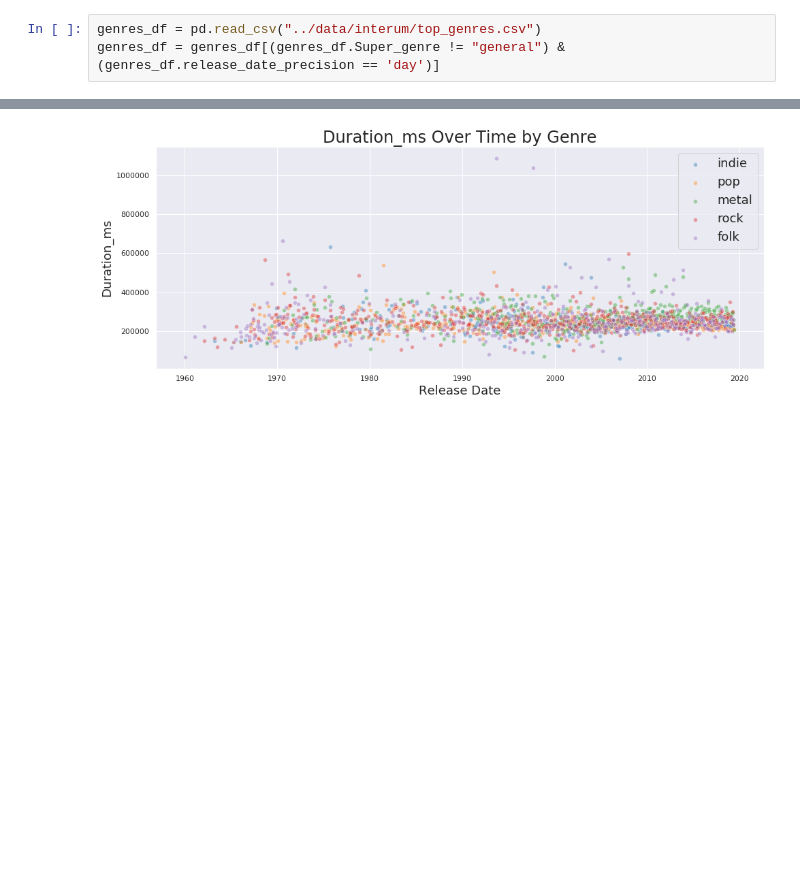
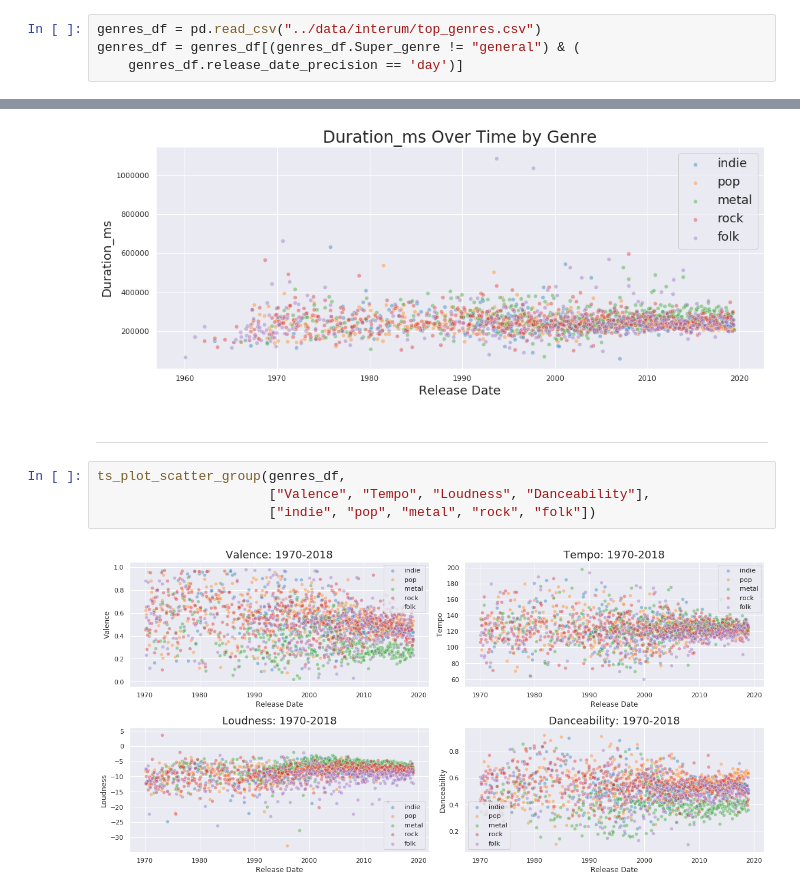
Before and after one commit to QED0711/spotify-predictive-analysis, a Jupyter notebook: exploration/qd_073019_timeseries_with_genres.ipynb, the cells around one changed output, grey strips where cells are left out. Saved outputs shown, nothing was run; the diff lists cells and outputs as text; blank space fills up the shorter version.

```diff
--- a/exploration/qd_073019_timeseries_with_genres.ipynb
+++ b/exploration/qd_073019_timeseries_with_genres.ipynb
@@ -33,7 +30,8 @@ The autoreload extension is already loaded. To reload it, use:
 ## Import and transform data to work with time series
 # %%
 genres_df = pd.read_csv("../data/interum/top_genres.csv")
-genres_df = genres_df[(genres_df.Super_genre != "general") & (genres_df.release_date_precision == 'day')]
+genres_df = genres_df[(genres_df.Super_genre != "general") & (
+    genres_df.release_date_precision == 'day')]
 # %%
 genres_df.release_date = genres_df.release_date.apply(convert_to_datetime)
 # %%
@@ -84,3 +82,11 @@ for feature in features:
 [figure]
 [figure]
 [figure]
+# %% [markdown]
+***
+# %%
+ts_plot_scatter_group(genres_df,
+                      ["Valence", "Tempo", "Loudness", "Danceability"],
+                      ["indie", "pop", "metal", "rock", "folk"])
+# %% [output]
+[figure, added]
```
Also changed, not shown: parts of 1 cell of this notebook, 4 other files.
